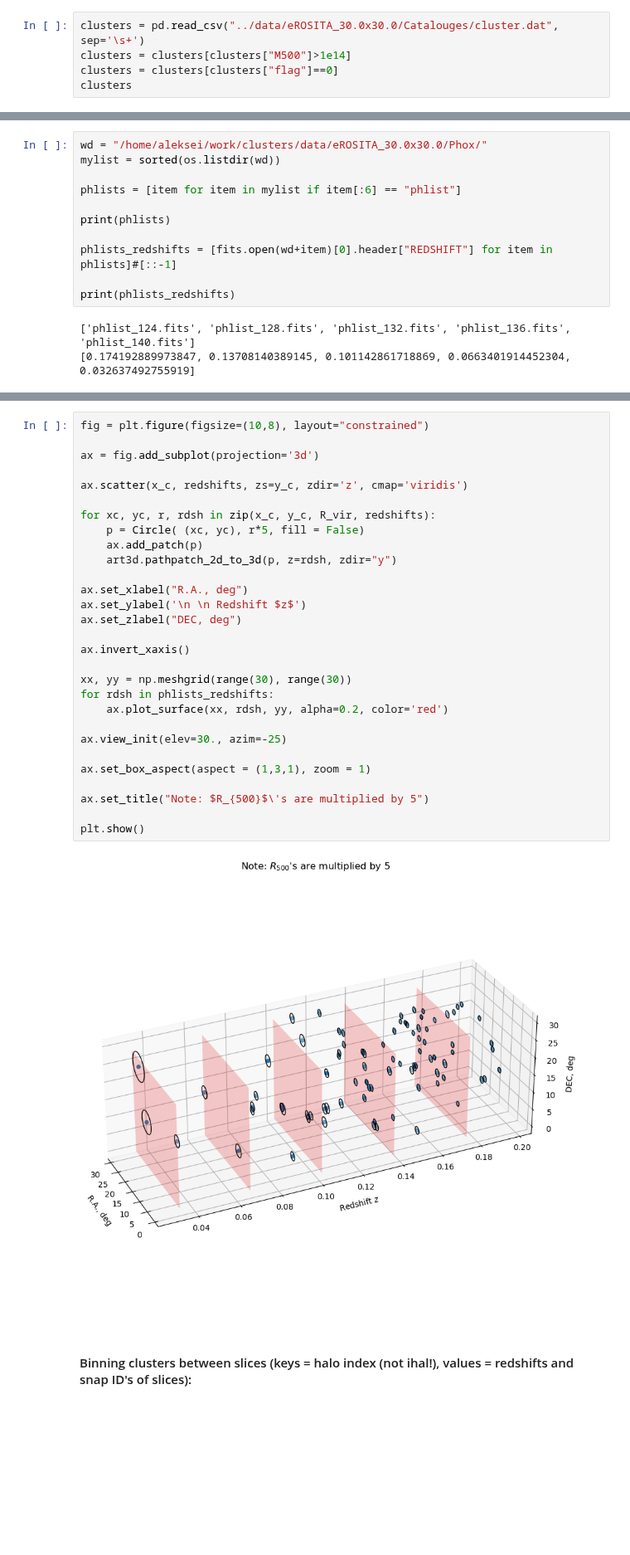
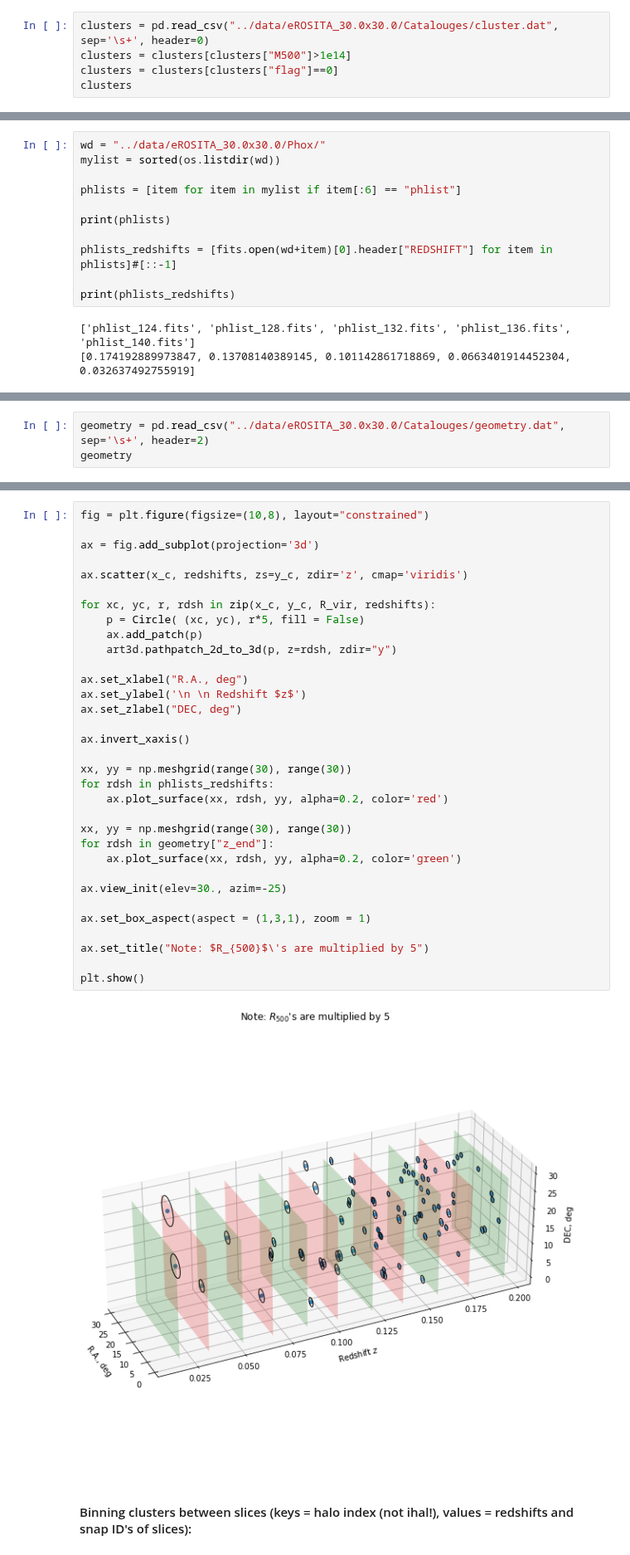
Before and after one commit to pi4imu/magneticum, a Jupyter notebook: spectra_from_photons.ipynb, the cells around one changed output, grey strips where cells are left out. Shown at 83% size. Saved outputs shown, nothing was run; the diff lists cells and outputs as text; blank space fills up the shorter version.

```diff
--- a/spectra_from_photons.ipynb
+++ b/spectra_from_photons.ipynb
@@ -18,7 +18,7 @@ import xspec as x
 # %% [markdown]
 #### For eROSITA 30.0x30.0 field we take all clusters within the lightcone (flag=0) with $M_{500}> 10^{14} M_{\odot}$:
 # %%
-clusters = pd.read_csv("../data/eROSITA_30.0x30.0/Catalouges/cluster.dat", sep='\s+')
+clusters = pd.read_csv("../data/eROSITA_30.0x30.0/Catalouges/cluster.dat", sep='\s+', header=0)
 clusters = clusters[clusters["M500"]>1e14]
 clusters = clusters[clusters["flag"]==0]
 clusters
@@ -148,7 +159,7 @@ plt.show()
 # %% [markdown]
 #### Adding slices from Phox and drawing in 3D:
 # %%
-wd = "/home/aleksei/work/clusters/data/eROSITA_30.0x30.0/Phox/"
+wd = "../data/eROSITA_30.0x30.0/Phox/"
 mylist = sorted(os.listdir(wd))
 
 phlists = [item for item in mylist if item[:6] == "phlist"]
@@ -163,0 +177,3 @@ print(phlists_redshifts)
+# %%
+geometry = pd.read_csv("../data/eROSITA_30.0x30.0/Catalouges/geometry.dat", sep='\s+', header=2)
+geometry
@@ -164,34 +206,38 @@ print(phlists_redshifts)
 # %%
 fig = plt.figure(figsize=(10,8), layout="constrained")
 
 ax = fig.add_subplot(projection='3d')
 
 ax.scatter(x_c, redshifts, zs=y_c, zdir='z', cmap='viridis')
 
 for xc, yc, r, rdsh in zip(x_c, y_c, R_vir, redshifts):
     p = Circle( (xc, yc), r*5, fill = False)
     ax.add_patch(p)
     art3d.pathpatch_2d_to_3d(p, z=rdsh, zdir="y")
 
 ax.set_xlabel("R.A., deg")
 ax.set_ylabel('\n \n Redshift $z$')
 ax.set_zlabel("DEC, deg")
 
 ax.invert_xaxis()
 
 xx, yy = np.meshgrid(range(30), range(30))
 for rdsh in phlists_redshifts:
     ax.plot_surface(xx, rdsh, yy, alpha=0.2, color='red')
 
+xx, yy = np.meshgrid(range(30), range(30))
+for rdsh in geometry["z_end"]:
+    ax.plot_surface(xx, rdsh, yy, alpha=0.2, color='green')
+
 ax.view_init(elev=30., azim=-25)
 
 ax.set_box_aspect(aspect = (1,3,1), zoom = 1)
 
 ax.set_title("Note: $R_{500}$\'s are multiplied by 5")
 
 plt.show()
 # %% [output]
-[figure, old version]
+[figure, new version]
 # %% [markdown]
 #### Binning clusters between slices (keys = halo index (not ihal!), values = redshifts and snap ID's of slices):
 # %%
```
Also changed, not shown: parts of 71 cells of this notebook, 1 other file.
